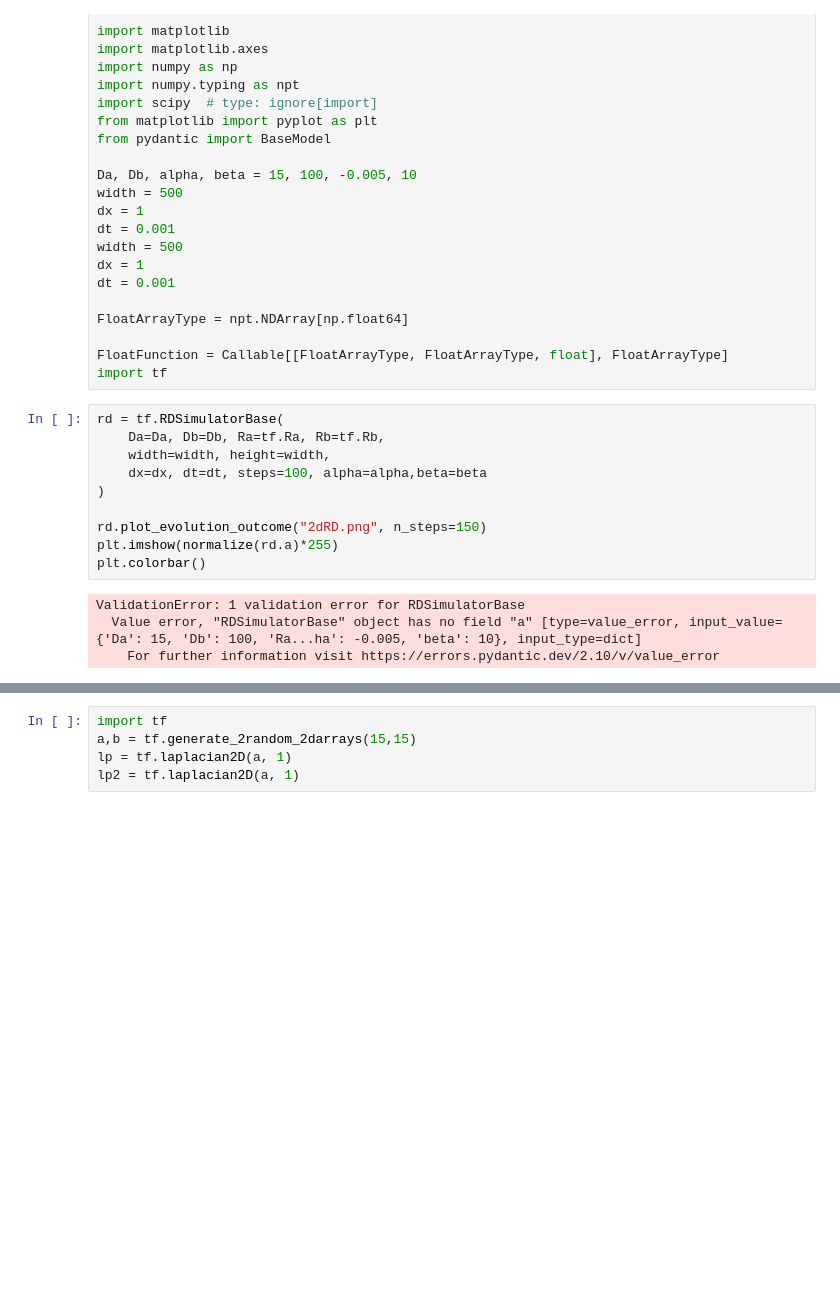
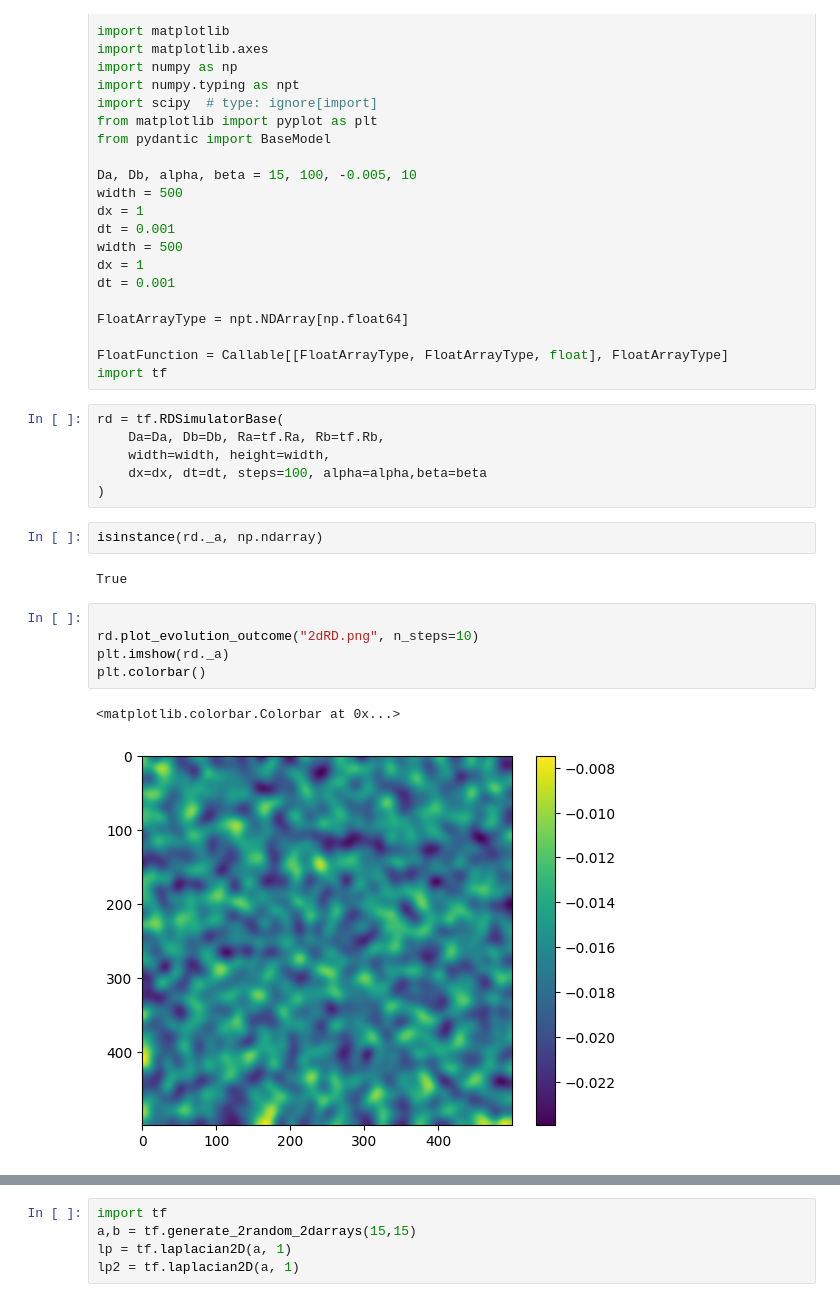
Before and after one commit to MishaRubanov/RDtattoo, a Jupyter notebook: tattoo2.ipynb, the cells around one changed output, grey strips where cells are left out. Drawn from its saved outputs; the diff is of its cells as text; blank space fills up the shorter version.

```diff
--- a/tattoo2.ipynb
+++ b/tattoo2.ipynb
@@ -34,11 +36,15 @@ rd = tf.RDSimulatorBase(
     width=width, height=width,
     dx=dx, dt=dt, steps=100, alpha=alpha,beta=beta
 )
-
-rd.plot_evolution_outcome("2dRD.png", n_steps=150)
-plt.imshow(normalize(rd.a)*255)
-plt.colorbar()
-# %% [output]
-ValidationError: 1 validation error for RDSimulatorBase
-  Value error, "RDSimulatorBase" object has no field "a" [type=value_error, input_value={'Da': 15, 'Db': 100, 'Ra...ha': -0.005, 'beta': 10}, input_type=dict]
-    For further information visit https://errors.pydantic.dev/2.10/v/value_error
+# %%
+isinstance(rd._a, np.ndarray)
+# %% [output]
+True
+# %%
+
+rd.plot_evolution_outcome("2dRD.png", n_steps=10)
+plt.imshow(rd._a)
+plt.colorbar()
+# %% [output]
+<matplotlib.colorbar.Colorbar at 0x...>
+[figure, added]
```
Also changed, not shown: parts of 3 cells of this notebook.
